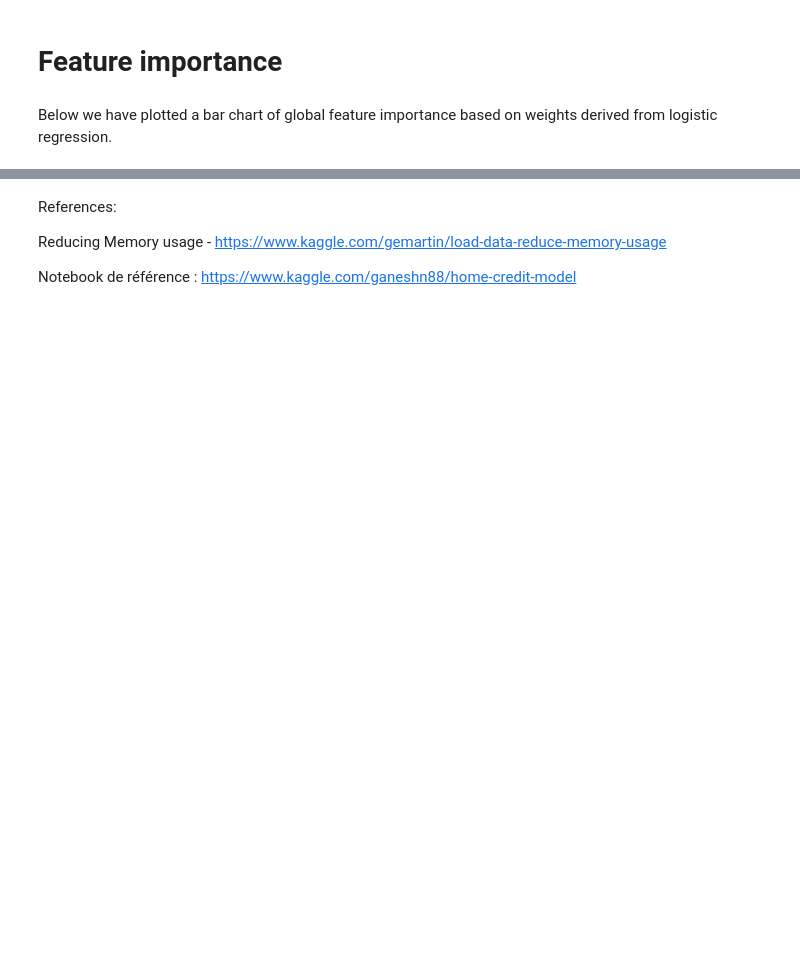
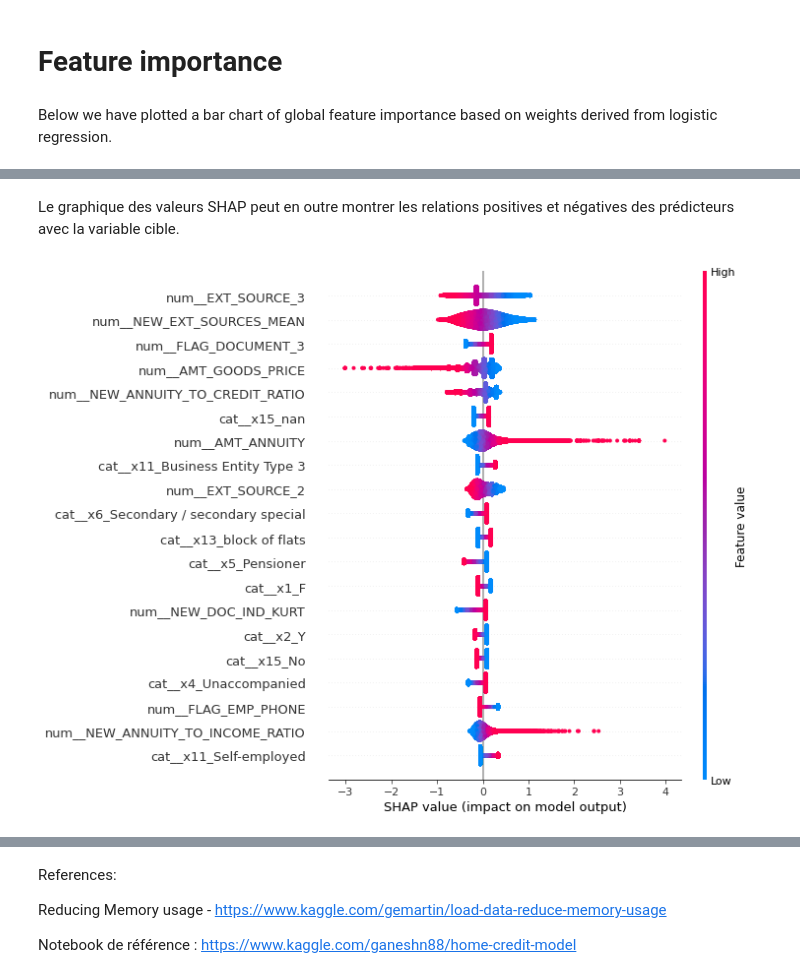
Before and after one commit to jocelyne-vet/projet-7-bis, a Jupyter notebook: P7_02_notebookModel - Bis.ipynb, the cells around one changed output, grey strips where cells are left out. Saved outputs shown, nothing was run; the diff lists cells and outputs as text; code cells hidden in the pictures; blank space fills up the shorter version.

```diff
--- a/P7_02_notebookModel - Bis.ipynb
+++ b/P7_02_notebookModel - Bis.ipynb
@@ -1071,0 +964,6 @@ roc_auc : 0.737130484878309
+# %% [markdown]
+Le graphique des valeurs SHAP peut en outre montrer les relations positives et négatives des prédicteurs avec la variable cible.
+# %%
+shap.summary_plot(shap_values, x_TrainR, feature_names=columns)
+# %% [output]
+[figure, added]
```
Also changed, not shown: parts of 23 cells of this notebook, 6 other files.
